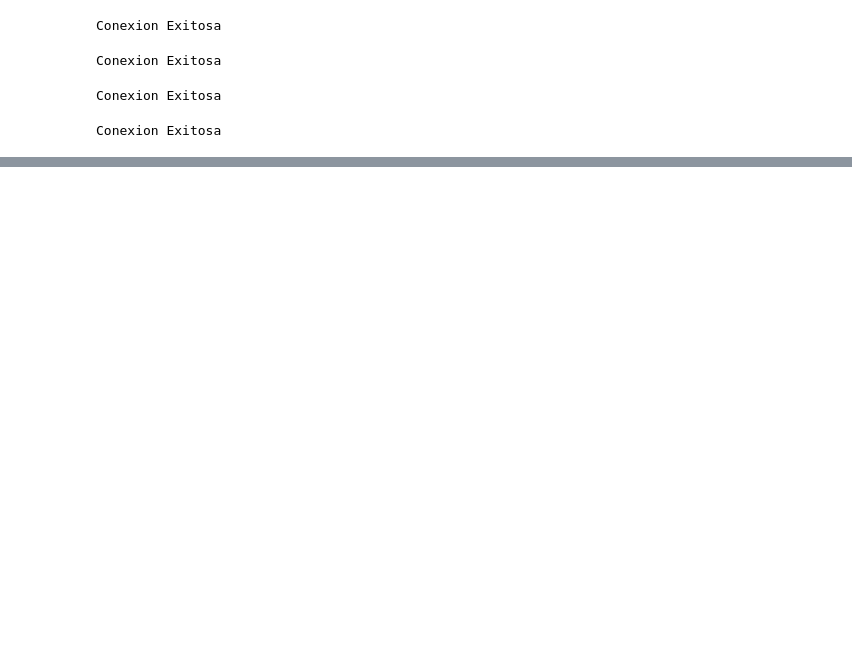
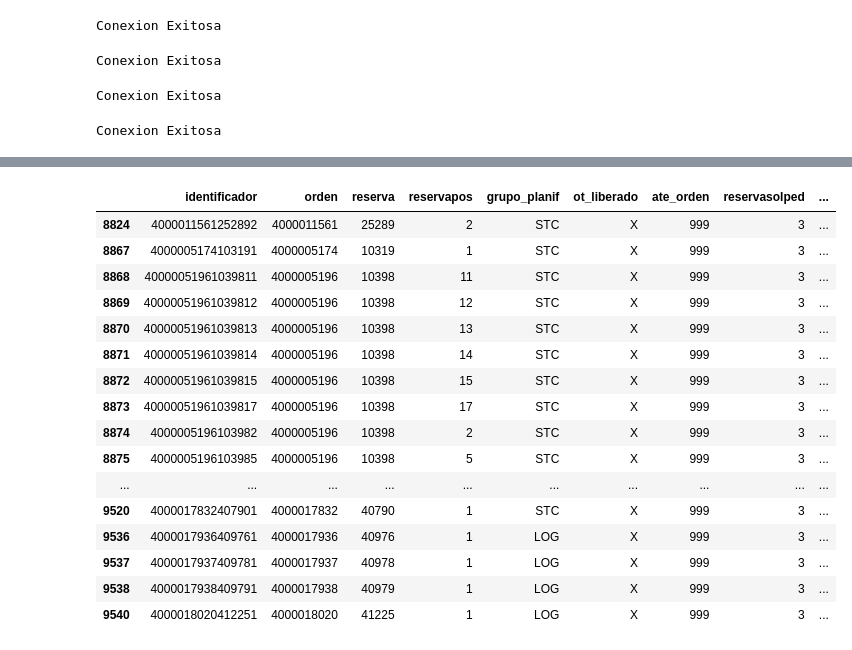
Before and after one commit to Josetudez/Abastecimiento_Modificado, a Jupyter notebook: notebooks/abastecimiento.ipynb, the cells around one changed output, grey strips where cells are left out. Cells and saved outputs as stored; diff of their text form; code cells hidden in the pictures; blank space fills up the shorter version.

```diff
--- a/notebooks/abastecimiento.ipynb
+++ b/notebooks/abastecimiento.ipynb
@@ -178,7 +188,7 @@ unir_reservaxorden_aviso["valor_flota"] = valor_flota
 # STT
 # ---
 
-unir_reservaxorden_aviso['ate_orden'] = np.where( (unir_reservaxorden_aviso['ot_liberado'] == "")  & (unir_reservaxorden_aviso['oden_clase_deno'] == 'Reparación Taller'), 999, unir_reservaxorden_aviso['ate_orden'])
+unir_reservaxorden_aviso['ate_orden'] = np.where( (unir_reservaxorden_aviso['ot_liberado'].isnull())  & (unir_reservaxorden_aviso['oden_clase_deno'] == 'Reparación Taller'), 999, unir_reservaxorden_aviso['ate_orden'])
 # Equipos -> Ordenes de trabajo Libres con Programa Semanal
 unir_reservaxorden_aviso['ate_orden'] = np.where( (unir_reservaxorden_aviso['ot_liberado'] == "X")  & (unir_reservaxorden_aviso['orden_revision'].str[0]== "C") & (unir_reservaxorden_aviso['oden_clase_deno'] == 'Reparación Taller') & (unir_reservaxorden_aviso['orden_claact_deno'] == "Reparación"), 230, unir_reservaxorden_aviso['ate_orden'])
 unir_reservaxorden_aviso['ate_orden'] = np.where( (unir_reservaxorden_aviso['ot_liberado'] == "X")  & (unir_reservaxorden_aviso['orden_revision'].str[0]== "C") & (unir_reservaxorden_aviso['oden_clase_deno'] == 'Reparación Taller') & (unir_reservaxorden_aviso['orden_claact_deno'] == "Preparación"), 230, unir_reservaxorden_aviso['ate_orden'])
@@ -192,15 +202,15 @@ unir_reservaxorden_aviso['ate_orden'] = np.where( (unir_reservaxorden_aviso['ot_
 unir_reservaxorden_aviso['ate_orden'] = np.where( (unir_reservaxorden_aviso['ot_liberado'] == "X")  & (~(unir_reservaxorden_aviso['orden_revision'].str[0]== "C")) & (unir_reservaxorden_aviso['oden_clase_deno'] == 'Reparación Taller') & (unir_reservaxorden_aviso['orden_claact_deno'] == "Alistamiento"), 290, unir_reservaxorden_aviso['ate_orden'])
 
 # Equipos -> Ordenes de trabajo NO Libres
-unir_reservaxorden_aviso['ate_orden'] = np.where( (unir_reservaxorden_aviso['ot_liberado'] == "")  & (unir_reservaxorden_aviso['orden_revision'].str[0]== "C") & (unir_reservaxorden_aviso['oden_clase_deno'] == 'Reparación Taller') & (unir_reservaxorden_aviso['orden_claact_deno'] == "Reparación"), 990, unir_reservaxorden_aviso['ate_orden'])
-unir_reservaxorden_aviso['ate_orden'] = np.where( (unir_reservaxorden_aviso['ot_liberado'] == "")  & (unir_reservaxorden_aviso['orden_revision'].str[0]== "C") & (unir_reservaxorden_aviso['oden_clase_deno'] == 'Reparación Taller') & (unir_reservaxorden_aviso['orden_claact_deno'] == "Preparación"), 990, unir_reservaxorden_aviso['ate_orden'])
-unir_reservaxorden_aviso['ate_orden'] = np.where( (unir_reservaxorden_aviso['ot_liberado'] == "")  & (unir_reservaxorden_aviso['orden_revision'].str[0]== "C") & (unir_reservaxorden_aviso['oden_clase_deno'] == 'Reparación Taller') & (unir_reservaxorden_aviso['orden_claact_deno'] == "Reparación venta"), 990, unir_reservaxorden_aviso['ate_orden'])
-unir_reservaxorden_aviso['ate_orden'] = np.where( (unir_reservaxorden_aviso['ot_liberado'] == "")  & (unir_reservaxorden_aviso['orden_revision'].str[0]== "C") & (unir_reservaxorden_aviso['oden_clase_deno'] == 'Reparación Taller') & (unir_reservaxorden_aviso['orden_claact_deno'] == "Alistamiento"), 990, unir_reservaxorden_aviso['ate_orden'])
+unir_reservaxorden_aviso['ate_orden'] = np.where( (unir_reservaxorden_aviso['ot_liberado'].isnull())  & (unir_reservaxorden_aviso['orden_revision'].str[0]== "C") & (unir_reservaxorden_aviso['oden_clase_deno'] == 'Reparación Taller') & (unir_reservaxorden_aviso['orden_claact_deno'] == "Reparación"), 990, unir_reservaxorden_aviso['ate_orden'])
+unir_reservaxorden_aviso['ate_orden'] = np.where( (unir_reservaxorden_aviso['ot_liberado'].isnull())  & (unir_reservaxorden_aviso['orden_revision'].str[0]== "C") & (unir_reservaxorden_aviso['oden_clase_deno'] == 'Reparación Taller') & (unir_reservaxorden_aviso['orden_claact_deno'] == "Preparación"), 990, unir_reservaxorden_aviso['ate_orden'])
+unir_reservaxorden_aviso['ate_orden'] = np.where( (unir_reservaxorden_aviso['ot_liberado'].isnull())  & (unir_reservaxorden_aviso['orden_revision'].str[0]== "C") & (unir_reservaxorden_aviso['oden_clase_deno'] == 'Reparación Taller') & (unir_reservaxorden_aviso['orden_claact_deno'] == "Reparación venta"), 990, unir_reservaxorden_aviso['ate_orden'])
+unir_reservaxorden_aviso['ate_orden'] = np.where( (unir_reservaxorden_aviso['ot_liberado'].isnull())  & (unir_reservaxorden_aviso['orden_revision'].str[0]== "C") & (unir_reservaxorden_aviso['oden_clase_deno'] == 'Reparación Taller') & (unir_reservaxorden_aviso['orden_claact_deno'] == "Alistamiento"), 990, unir_reservaxorden_aviso['ate_orden'])
 
 # 2.3 Equipamiento y Otros
 
 # Reservas para Centro de Costos
-unir_reservaxorden_aviso['ate_orden'] = np.where( (unir_reservaxorden_aviso['orden'] == ''), 500, unir_reservaxorden_aviso['ate_orden'])
+unir_reservaxorden_aviso['ate_orden'] = np.where( (unir_reservaxorden_aviso['orden'].isnull()), 500, unir_reservaxorden_aviso['ate_orden'])
 # Ordenes de Proyecto: 1 (113xxxx -> Proyectos de Mejora / 114xxxxx -> Compra de Activos / 18xxx -> Proyectos Campo)
 unir_reservaxorden_aviso.loc[unir_reservaxorden_aviso['orden'].str[0] == "1" , 'ate_orden'] = 600
 # Ordenes de Proyecto: 2
@@ -217,7 +227,7 @@ tabla_material['material'] = tabla_material['material'].str.replace(' ','')
 # %%
 reservaxorden_material = unir_reservaxorden_aviso.merge(tabla_material,how='left',on='material')
 # %%
-reservaxorden_material['identificador']=(reservaxorden_material['orden']+reservaxorden_material['reserva']+reservaxorden_material['reservapos'])
+reservaxorden_material['identificador']=(reservaxorden_material['orden'].fillna('')+reservaxorden_material['reserva']+reservaxorden_material['reservapos'])
 # %%
 reservaxorden_material = reservaxorden_material.sort_values(by = ['ate_orden', 'valor_flota','fe_nece', 'reserva', 'reservapos'], ascending = [True, False, True, True, True], na_position = 'last').reset_index(drop=True)
 reservaxorden_material['index'] = reservaxorden_material.index
@@ -239,0 +234,2 @@ display(reservaxorden_material)
+# %%
+prueba = reservaxorden_material[['identificador','orden','aviso','ot_liberado','reservasolped','lote','reserva','reservapos','grupo_planif','ot_liberado','ate_orden','reservasolped','orden_revision','oden_clase_deno','orden_texto','ate_accion','ctd_dif']]
@@ -240,3 +240,25 @@ display(reservaxorden_material)
+# %%
+p = prueba.loc[~(prueba['oden_clase_deno'] == 'Garantía')]
+# %%
+display(p.loc[(p['ate_accion']=='FIN') & (p['ctd_dif'] > 0) & (p['ot_liberado']=='X')])
+# %% [output]
+|  | identificador | orden | reserva | reservapos | grupo_planif | ot_liberado | ate_orden | reservasolped | ... |
+| 8824 | 4000011561252892 | 4000011561 | 25289 | 2 | STC | X | 999 | 3 | ... |
+| 8867 | 4000005174103191 | 4000005174 | 10319 | 1 | STC | X | 999 | 3 | ... |
+| 8868 | 40000051961039811 | 4000005196 | 10398 | 11 | STC | X | 999 | 3 | ... |
+| 8869 | 40000051961039812 | 4000005196 | 10398 | 12 | STC | X | 999 | 3 | ... |
+| 8870 | 40000051961039813 | 4000005196 | 10398 | 13 | STC | X | 999 | 3 | ... |
+| 8871 | 40000051961039814 | 4000005196 | 10398 | 14 | STC | X | 999 | 3 | ... |
+| 8872 | 40000051961039815 | 4000005196 | 10398 | 15 | STC | X | 999 | 3 | ... |
+| 8873 | 40000051961039817 | 4000005196 | 10398 | 17 | STC | X | 999 | 3 | ... |
+| 8874 | 4000005196103982 | 4000005196 | 10398 | 2 | STC | X | 999 | 3 | ... |
+| 8875 | 4000005196103985 | 4000005196 | 10398 | 5 | STC | X | 999 | 3 | ... |
+| ... | ... | ... | ... | ... | ... | ... | ... | ... | ... |
+| 9520 | 4000017832407901 | 4000017832 | 40790 | 1 | STC | X | 999 | 3 | ... |
+| 9536 | 4000017936409761 | 4000017936 | 40976 | 1 | LOG | X | 999 | 3 | ... |
+| 9537 | 4000017937409781 | 4000017937 | 40978 | 1 | LOG | X | 999 | 3 | ... |
+| 9538 | 4000017938409791 | 4000017938 | 40979 | 1 | LOG | X | 999 | 3 | ... |
+| 9540 | 4000018020412251 | 4000018020 | 41225 | 1 | LOG | X | 999 | 3 | ... |
 # %%
 selec_reservaxmaterial = reservaxorden_material[['index','identificador','material','ate_accion','ctd_dif','stock_asignado','trasl_ctd_c154','trasl_ctd_c040',
                                                    'trasl_ctd_c080','trasl_ctd_c200','trasl_ctd_c152','trasl_fecha','Ped_nro','Ped_Fecha','Ped_ctd',
```
Also changed, not shown: parts of 6 cells of this notebook, 11 other files.
